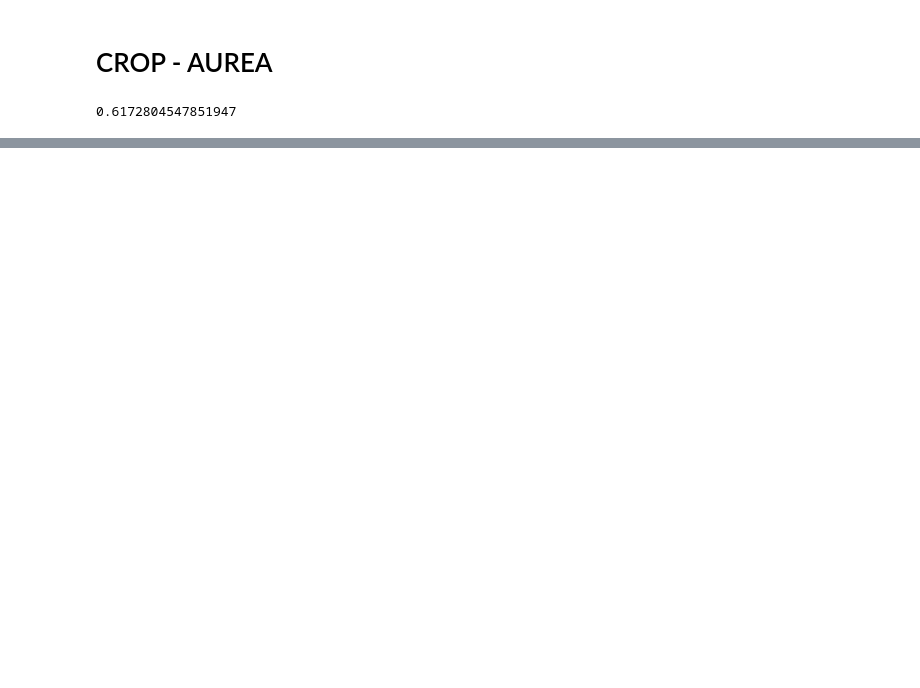
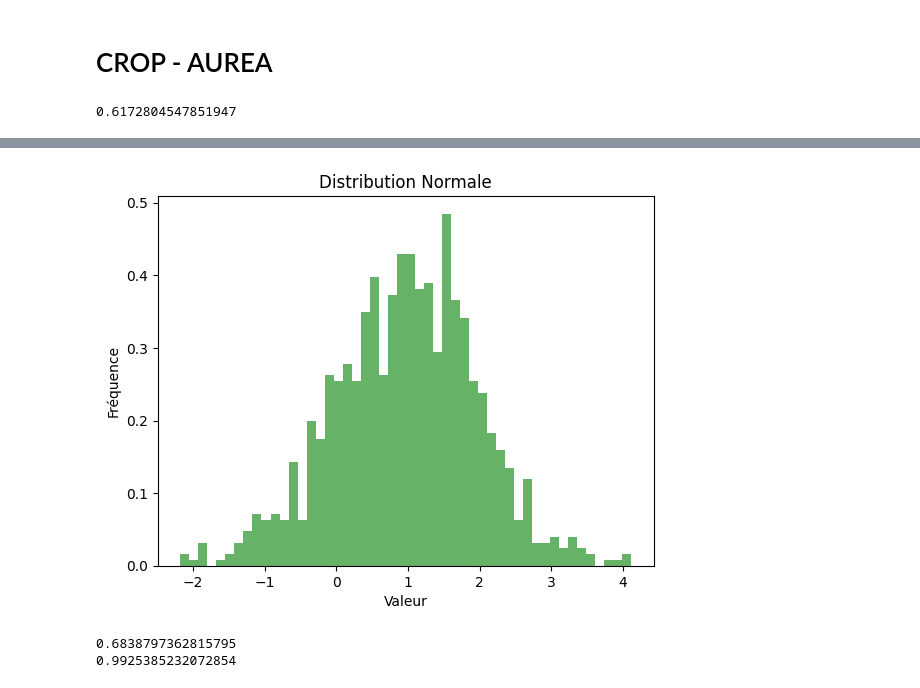
Before and after one commit to CedrickArmel/pfe-test-entropie, a Jupyter notebook: src/my_app/notebook.ipynb, the cells around one changed output, grey strips where cells are left out. Drawn from its saved outputs; the diff is of its cells as text; code cells hidden in the pictures; blank space fills up the shorter version.

```diff
--- a/src/my_app/notebook.ipynb
+++ b/src/my_app/notebook.ipynb
@@ -97,0 +255,17 @@ did
+# %%
+# Générer une distribution exponentielle
+samples_n = np.random.normal(loc=mu, scale=sigma, size=size)
+
+# Visualiser la distribution
+plt.hist(samples_n, bins=50, density=True, alpha=0.6, color='g')
+plt.title('Distribution Normale')
+plt.xlabel('Valeur')
+plt.ylabel('Fréquence')
+plt.show()
+
+print(shannon_entropy_kde(samples_n.reshape(size,1)))
+print(np.var(samples_n))
+# %% [output]
+[figure, added]
+0.6838797362815795
+0.9925385232072854
```
Also changed, not shown: parts of 107 cells of this notebook, 9 other files.
